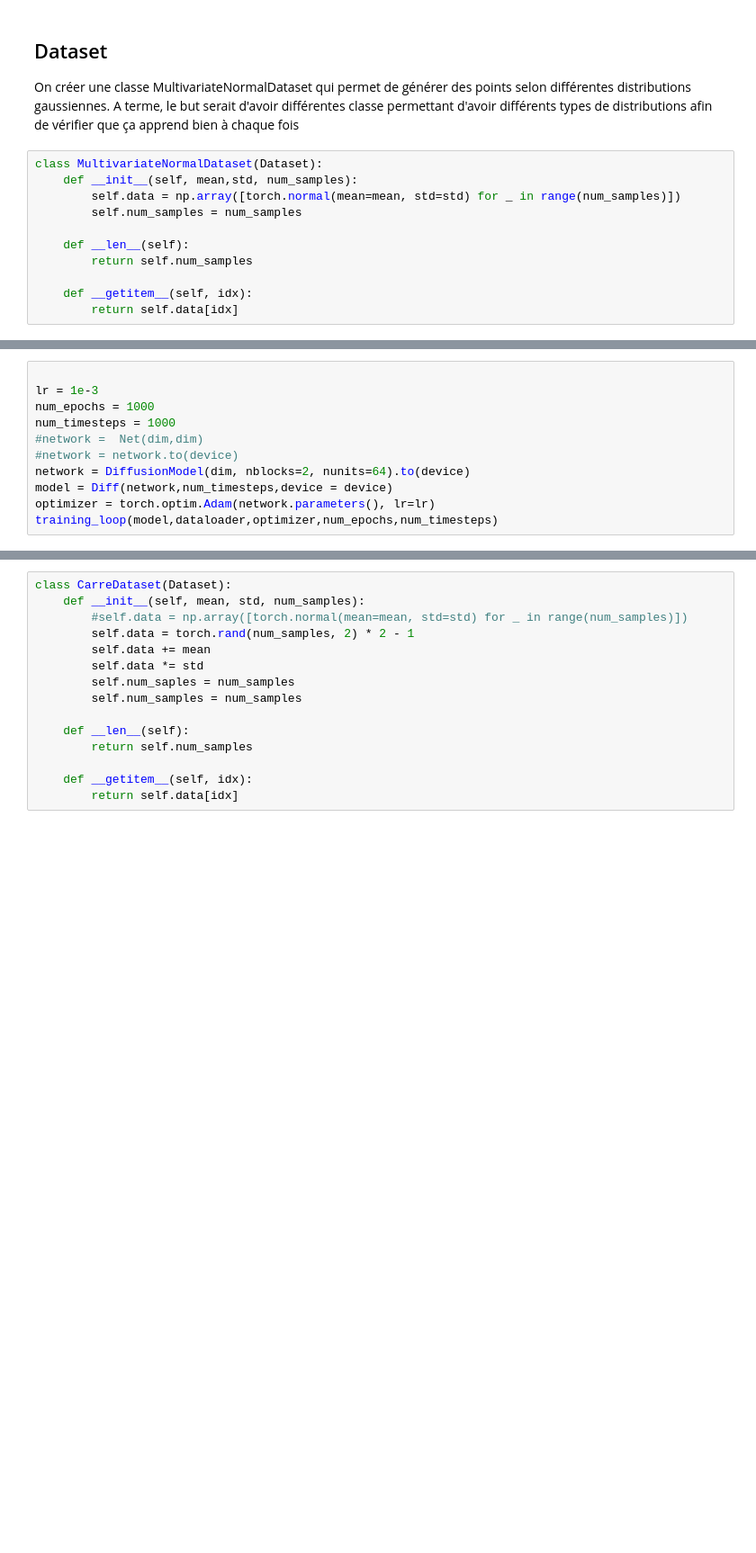
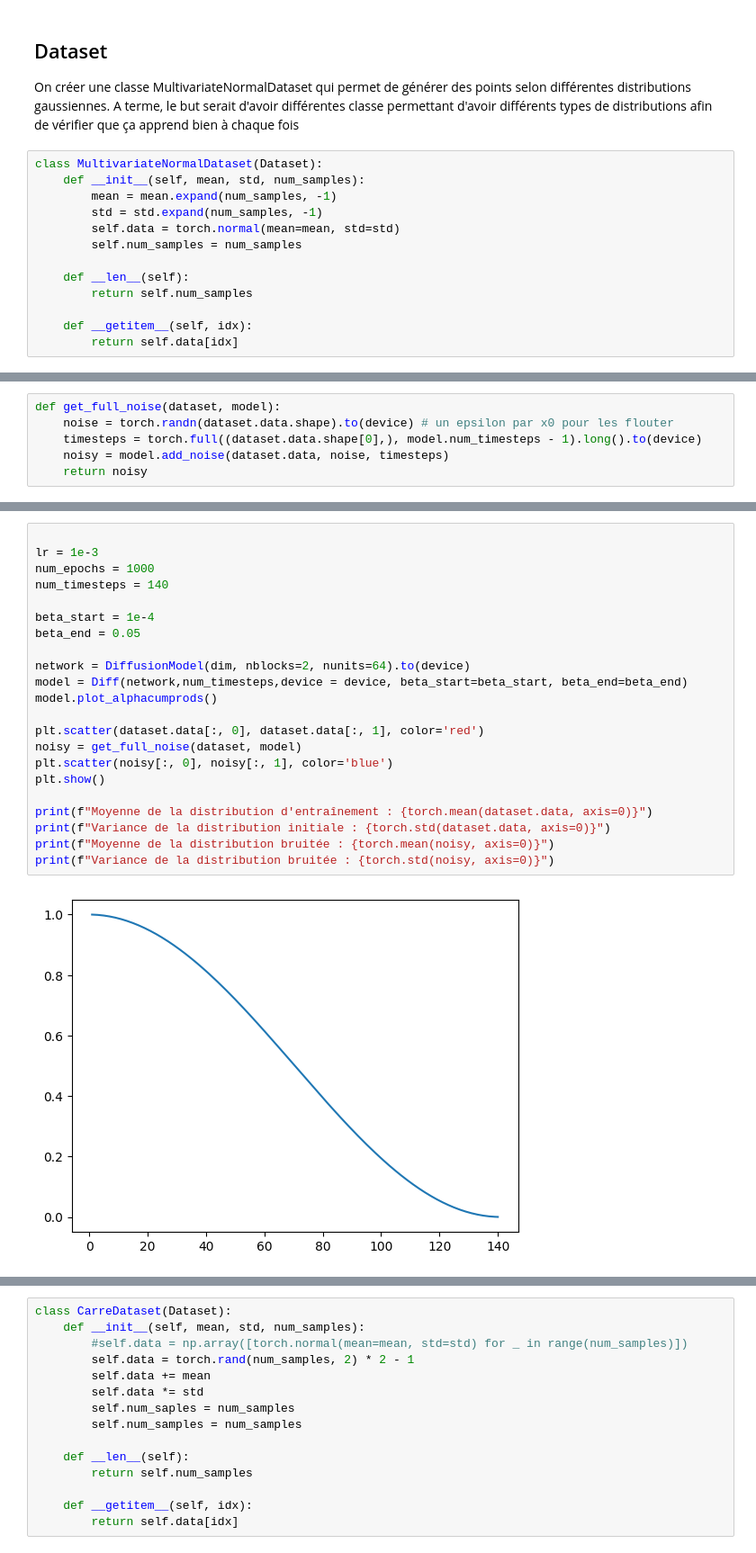
Before and after one commit to crdevio/DiffusionModel, a Jupyter notebook: basic_diffusion.ipynb, the cells around one changed output, grey strips where cells are left out. Shown at 90% size. Saved outputs shown, nothing was run; the diff lists cells and outputs as text; blank space fills up the shorter version.

```diff
--- a/basic_diffusion.ipynb
+++ b/basic_diffusion.ipynb
@@ -167,8 +159,10 @@ def training_loop(model,dataloader,optim,num_ep,num_timesteps,device=device):
 <p>On créer une classe MultivariateNormalDataset qui permet de générer des points selon différentes distributions gaussiennes. A terme, le but serait d'avoir différentes classe permettant d'avoir différents types de distributions afin de vérifier que ça apprend bien à chaque fois</p>
 # %%
 class MultivariateNormalDataset(Dataset):
-    def __init__(self, mean,std, num_samples):
-        self.data = np.array([torch.normal(mean=mean, std=std) for _ in range(num_samples)])
+    def __init__(self, mean, std, num_samples):
+        mean = mean.expand(num_samples, -1)
+        std = std.expand(num_samples, -1)
+        self.data = torch.normal(mean=mean, std=std)
         self.num_samples = num_samples
 
     def __len__(self):
@@ -181,2 +176,8 @@ class MultivariateNormalDataset(Dataset):
+# %%
+def get_full_noise(dataset, model):
+    noise = torch.randn(dataset.data.shape).to(device) # un epsilon par x0 pour les flouter
+    timesteps = torch.full((dataset.data.shape[0],), model.num_timesteps - 1).long().to(device)
+    noisy = model.add_noise(dataset.data, noise, timesteps)
+    return noisy
 # %% [markdown]
 <h3>Gaussiennes</h3>
@@ -194,12 +195,24 @@ dataloader = DataLoader(dataset, batch_size=batch_size, shuffle=True)
 # %%
 
 lr = 1e-3
 num_epochs = 1000
-num_timesteps = 1000
-#network =  Net(dim,dim)
-#network = network.to(device)
+num_timesteps = 140
+
+beta_start = 1e-4
+beta_end = 0.05
+
 network = DiffusionModel(dim, nblocks=2, nunits=64).to(device)
-model = Diff(network,num_timesteps,device = device)
-optimizer = torch.optim.Adam(network.parameters(), lr=lr)
-training_loop(model,dataloader,optimizer,num_epochs,num_timesteps)
+model = Diff(network,num_timesteps,device = device, beta_start=beta_start, beta_end=beta_end)
+model.plot_alphacumprods()
+
+plt.scatter(dataset.data[:, 0], dataset.data[:, 1], color='red')
+noisy = get_full_noise(dataset, model)
+plt.scatter(noisy[:, 0], noisy[:, 1], color='blue')
+plt.show()
+
+print(f"Moyenne de la distribution d'entraînement : {torch.mean(dataset.data, axis=0)}")
+print(f"Variance de la distribution initiale : {torch.std(dataset.data, axis=0)}")
+print(f"Moyenne de la distribution bruitée : {torch.mean(noisy, axis=0)}")
+print(f"Variance de la distribution bruitée : {torch.std(noisy, axis=0)}")
 # %% [output]
+[figure, added]
```
Also changed, not shown: parts of 23 cells of this notebook.
